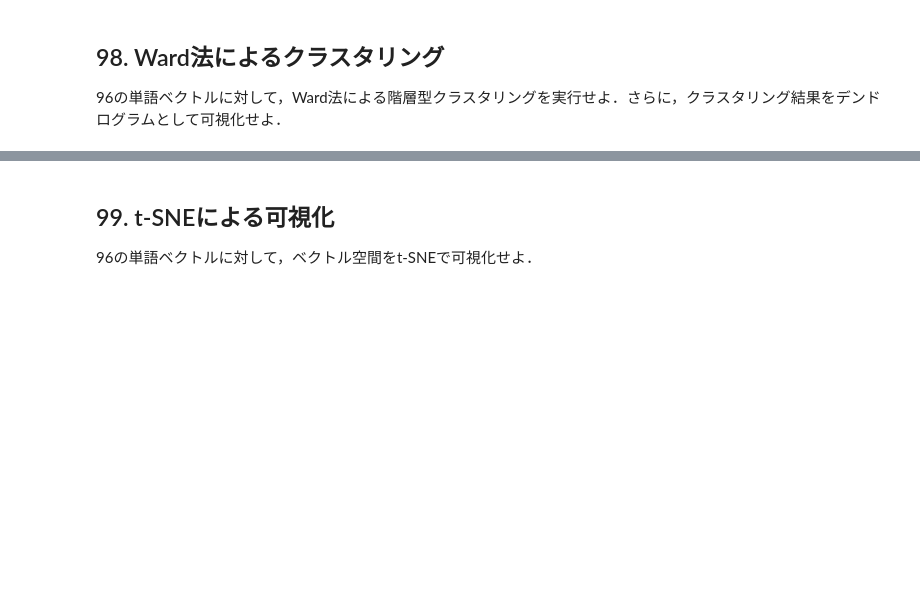
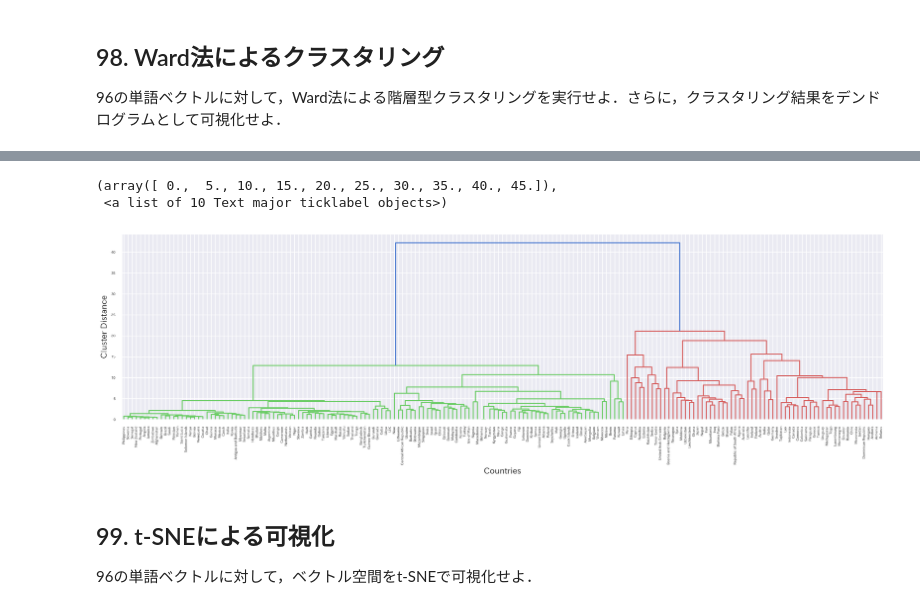
Before and after one commit to infhyroyage/PracticeNLP100Knocks, a Jupyter notebook: Chapter10.ipynb, the cells around one changed output, grey strips where cells are left out. Drawn from its saved outputs; the diff is of its cells as text; code cells hidden in the pictures; blank space fills up the shorter version.

```diff
--- a/Chapter10.ipynb
+++ b/Chapter10.ipynb
@@ -327,0 +334,14 @@ Zimbabwe
+# %%
+sns.set(style="darkgrid", context="notebook", palette="muted")
+# %%
+%%time
+linkage = ward(X_96)
+out_98 = dendrogram(linkage, no_plot=True)
+
+plt.figure(dpi=200, figsize=(20,5))
+dendrogram(linkage, labels=[countries[int(label)-1].replace("_", " ")
+                            for label in out_98["ivl"]])
+plt.xlabel("Countries")
+plt.ylabel("Cluster Distance")
+plt.yticks(fontsize=5)
+# %% [output]
@@ -328,3 +350,6 @@ Zimbabwe
+(array([ 0.,  5., 10., 15., 20., 25., 30., 35., 40., 45.]),
+ <a list of 10 Text major ticklabel objects>)
+[figure, added]
 # %% [markdown]
 ## 99. t-SNEによる可視化
 96の単語ベクトルに対して，ベクトル空間をt-SNEで可視化せよ．
```
Also changed, not shown: parts of 6 cells of this notebook.
